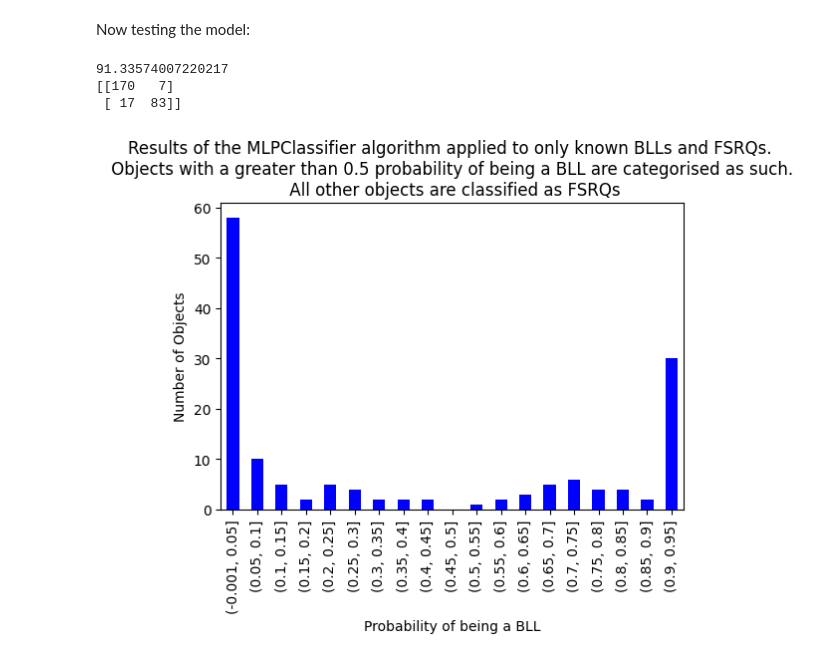
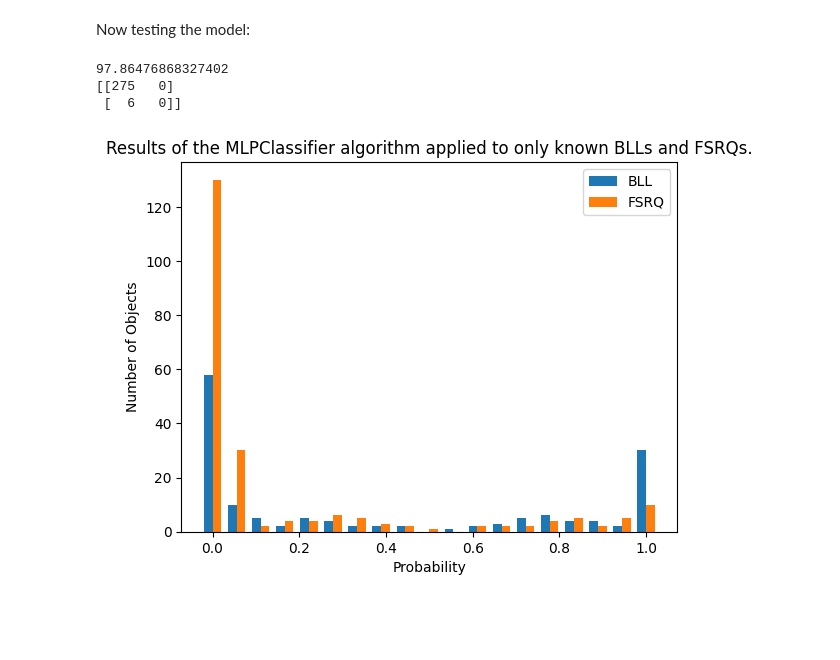
Before and after one commit to IoanPJ/Final_year_project_IMPJ, a Jupyter notebook: ML/Neural Network.ipynb, the cells around one changed output. Drawn from its saved outputs; the diff is of its cells as text; code cells hidden in the pictures; blank space fills up the shorter version.

```diff
--- a/ML/Neural Network.ipynb
+++ b/ML/Neural Network.ipynb
@@ -10,6 +10,22 @@ from sklearn.model_selection import GridSearchCV
 
 
 data = pd.read_csv('..\\Fermi-LAT Data\\fl_numericalonly_nopositional_withclasses.csv',index_col=0)
+
+'''
+In 'data' all unknown BCUs are assigned 0.
+All BLLs are assigned 1 and all FSRQs are assigned 2.
+Radio Galaxies = 3 and Other = 4
+'''
+
+mask1 = data['CLASS1'] == 4
+mask2 = data['CLASS1'] == 0
+data = data[~mask1]
+data = data[~mask2]
+
+''' JOINING BLLs AND FSRQs INTO A SINGLE CATEGORY '''
+
+data = data.replace(2,1)
+
 data = data.dropna()
 data = data.reset_index()
 
@@ -35,7 +51,7 @@ x_train = scaler.transform(x_train)
 x_test = scaler.transform(x_test)
 
 hl_list = []
-for i in range(1,50):
+for i in range(12,14):
     hl_list.append((int(i),int(2)))
 
 
@@ -86,23 +102,26 @@ confusion = confusion_matrix(y_test, y_pred)
 print(accuracy)
 print(confusion)
 # %% [output]
-91.33574007220217
-[[170   7]
- [ 17  83]]
+97.86476868327402
+[[275   0]
+ [  6   0]]
 # %%
 import matplotlib.pyplot as plt
 
 probs = pd.DataFrame(y_proba,columns=('p_1','p_2'))
 bin_probs_1 = pd.cut(probs['p_1'],(np.arange(0,1,0.05)),include_lowest=True)
 bin_probs_2 = pd.cut(probs['p_2'],(np.arange(0,1,0.05)),include_lowest=True)
 
 fig, ax = plt.subplots()
-ax = bin_probs_1.value_counts(sort=False).plot.bar(color="b", figsize=(6,4))
-ax.set_xlabel('Probability of being a BLL')
+x_axis = np.linspace(0,1,len(bin_probs_1.value_counts()))
+
+ax.bar(x_axis-0.01,bin_probs_1.value_counts(sort=False), width=0.02,label='BLL')
+ax.bar(x_axis+0.01,bin_probs_2.value_counts(sort=False),width=0.02,label='FSRQ')
+ax.legend()
+ax.set_xlabel('Probability')
 ax.set_ylabel('Number of Objects')
-ax.set_title('Results of the MLPClassifier algorithm applied to only known BLLs and FSRQs. \n Objects with a greater than 0.5 probability of being a BLL are categorised as such. \n All other objects are classified as FSRQs')
-#ax.bar(bin_probs_1,5)
+ax.set_title('Results of the MLPClassifier algorithm applied to only known BLLs and FSRQs.')
 
 plt.show()
 # %% [output]
-[figure, old version]
+[figure, new version]
```
Also changed, not shown: parts of 1 cell of this notebook, 6 other files.
